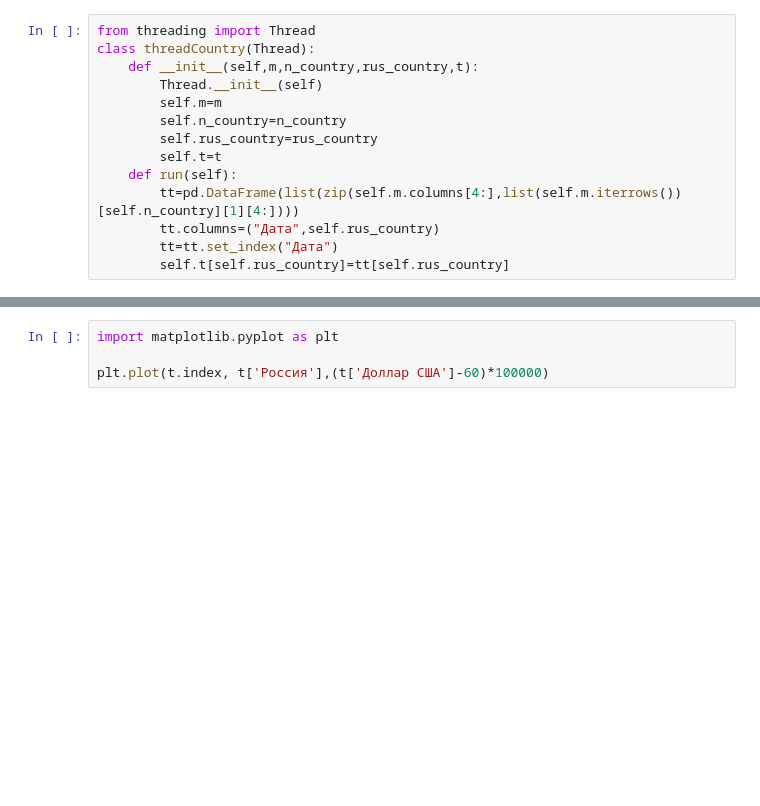
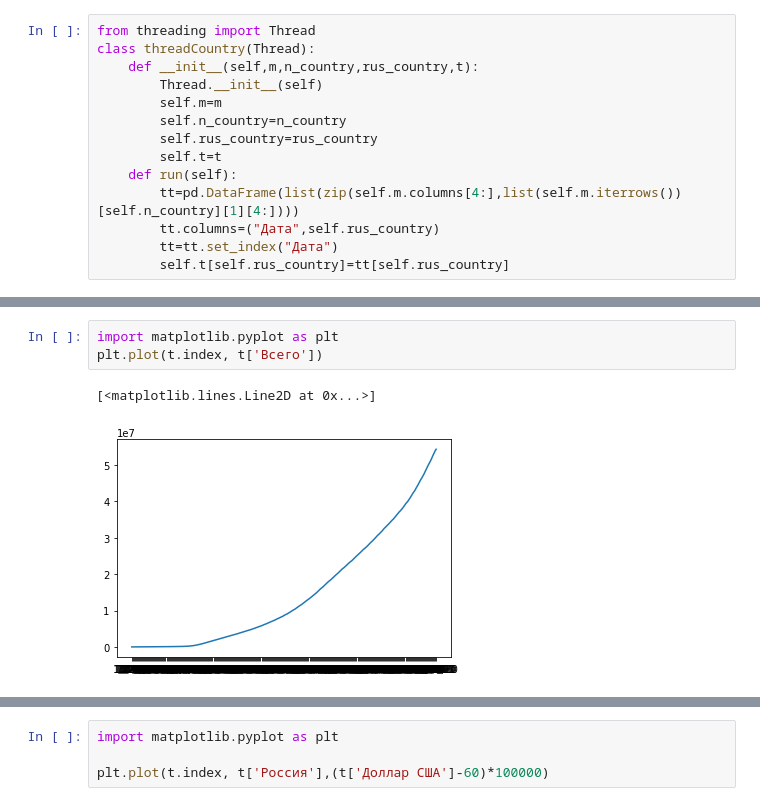
Before and after one commit to MaximNosko/KKR, a Jupyter notebook: KKR.ipynb, the cells around one changed output, grey strips where cells are left out. Drawn from its saved outputs; the diff is of its cells as text; blank space fills up the shorter version.

```diff
--- a/KKR.ipynb
+++ b/KKR.ipynb
@@ -180,0 +199,6 @@ t2
+# %%
+import matplotlib.pyplot as plt
+plt.plot(t.index, t['Всего'])
+# %% [output]
+[<matplotlib.lines.Line2D at 0x...>]
+[figure, added]
```
Also changed, not shown: parts of 15 cells of this notebook, 3 other files.
